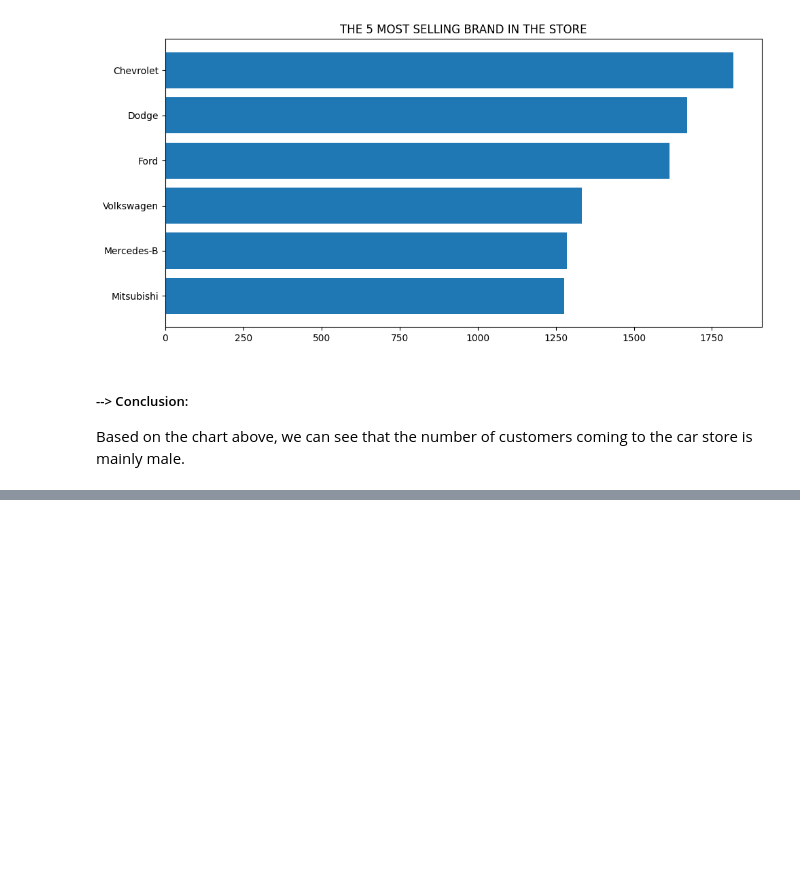
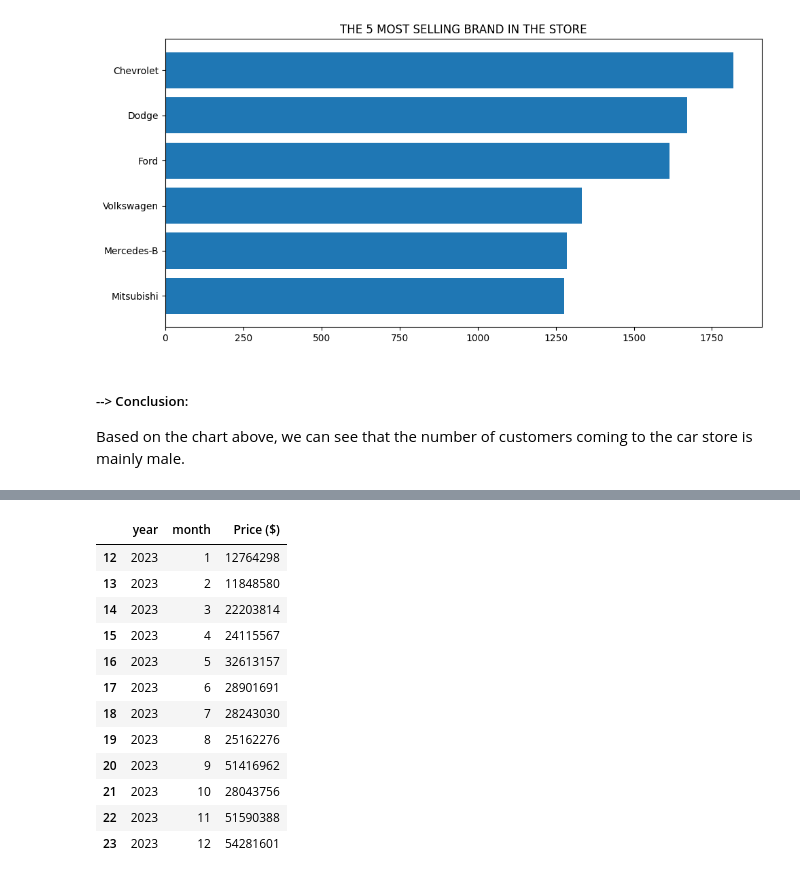
Before and after one commit to dontask1124/ANALYZING-CAR-SALES-DATA-USING-PYTHON, a Jupyter notebook: main.ipynb, the cells around one changed output, grey strips where cells are left out. Drawn from its saved outputs; the diff is of its cells as text; code cells hidden in the pictures; blank space fills up the shorter version.

```diff
--- a/main.ipynb
+++ b/main.ipynb
@@ -91,0 +148,18 @@ plt.show()
+# %%
+date_Price_Month_2023 = date_Price_Month_Year[date_Price_Month_Year['year']==2023]
+date_Price_Month_2022 = date_Price_Month_Year[date_Price_Month_Year['year']==2022]
+date_Price_Month_2023
+# %% [output]
+|  | year | month | Price ($) |
+| 12 | 2023 | 1 | 12764298 |
+| 13 | 2023 | 2 | 11848580 |
+| 14 | 2023 | 3 | 22203814 |
+| 15 | 2023 | 4 | 24115567 |
+| 16 | 2023 | 5 | 32613157 |
+| 17 | 2023 | 6 | 28901691 |
+| 18 | 2023 | 7 | 28243030 |
+| 19 | 2023 | 8 | 25162276 |
+| 20 | 2023 | 9 | 51416962 |
+| 21 | 2023 | 10 | 28043756 |
+| 22 | 2023 | 11 | 51590388 |
+| 23 | 2023 | 12 | 54281601 |
```
Also changed, not shown: parts of 9 cells of this notebook.
